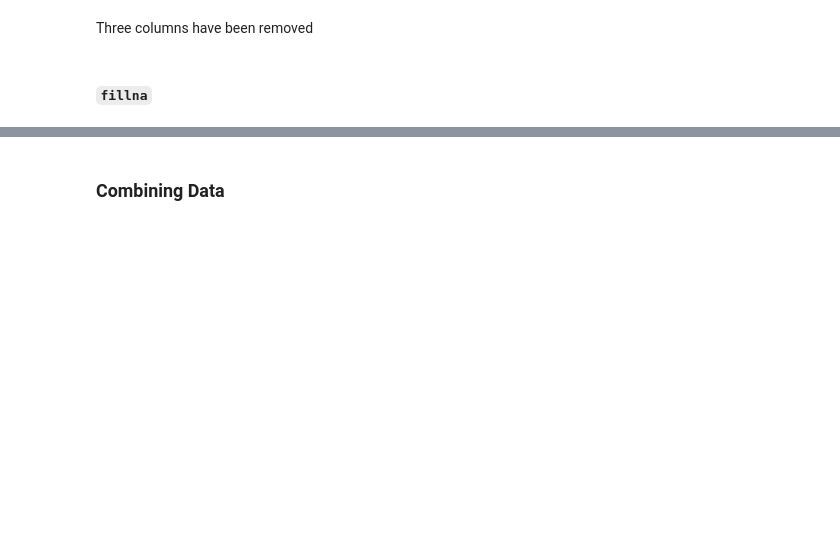
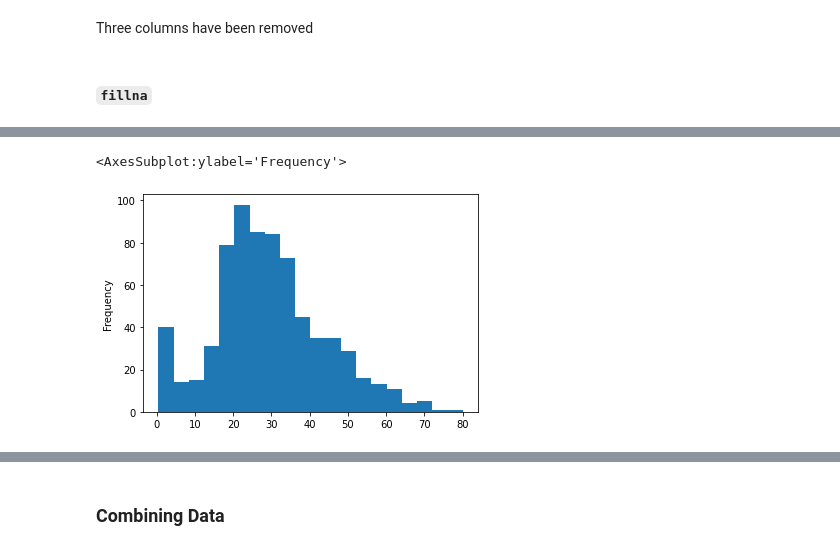
Before and after one commit to ValRCS/Python_Data_Analysis_Forecasting, a Jupyter notebook: notebooks/pandas_cheatsheet.ipynb, the cells around one changed output, grey strips where cells are left out. Drawn from its saved outputs; the diff is of its cells as text; code cells hidden in the pictures; blank space fills up the shorter version.

```diff
--- a/notebooks/pandas_cheatsheet.ipynb
+++ b/notebooks/pandas_cheatsheet.ipynb
@@ -1351,0 +1794,5 @@ df.fillna(np.mean)[:1]
+# %%
+df.Age.plot(kind="hist", bins=20)
+# %% [output]
+<AxesSubplot:ylabel='Frequency'>
+[figure, added]
```
Also changed, not shown: parts of 62 cells of this notebook, 1 other file.
